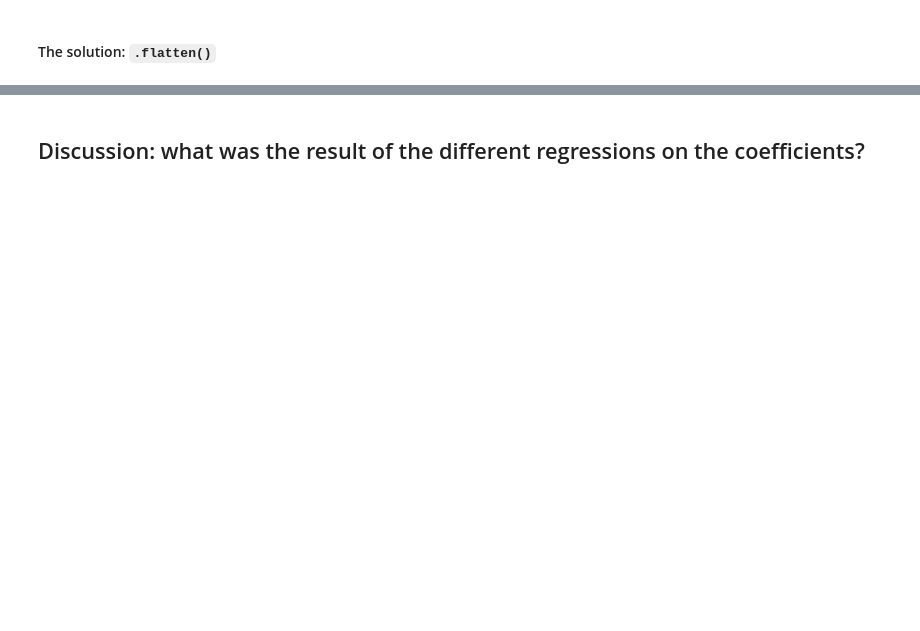
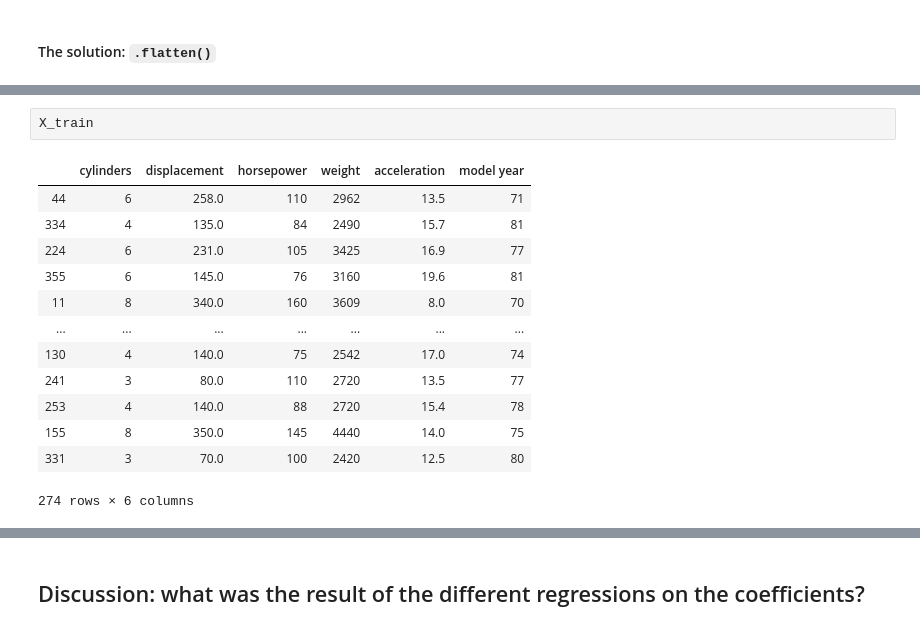
Before and after one commit to jirvingphd/fsds_pt_100719_cohort_notes, a Jupyter notebook: Sect_24_v2.1_Regularization_SG.ipynb, the cells around one changed output, grey strips where cells are left out. Drawn from its saved outputs; the diff is of its cells as text; blank space fills up the shorter version.

```diff
--- a/Sect_24_v2.1_Regularization_SG.ipynb
+++ b/Sect_24_v2.1_Regularization_SG.ipynb
@@ -264,2 +391,18 @@ for model_type,mod in models_to_make.items():
+# %%
+X_train
+# %% [output]
+|  | cylinders | displacement | horsepower | weight | acceleration | model year |
+| 44 | 6 | 258.0 | 110 | 2962 | 13.5 | 71 |
+| 334 | 4 | 135.0 | 84 | 2490 | 15.7 | 81 |
+| 224 | 6 | 231.0 | 105 | 3425 | 16.9 | 77 |
+| 355 | 6 | 145.0 | 76 | 3160 | 19.6 | 81 |
+| 11 | 8 | 340.0 | 160 | 3609 | 8.0 | 70 |
+| ... | ... | ... | ... | ... | ... | ... |
+| 130 | 4 | 140.0 | 75 | 2542 | 17.0 | 74 |
+| 241 | 3 | 80.0 | 110 | 2720 | 13.5 | 77 |
+| 253 | 4 | 140.0 | 88 | 2720 | 15.4 | 78 |
+| 155 | 8 | 350.0 | 145 | 4440 | 14.0 | 75 |
+| 331 | 3 | 70.0 | 100 | 2420 | 12.5 | 80 |
+274 rows × 6 columns
 # %%
 ### Put it all together  into 1 line of code
```
Also changed, not shown: parts of 46 cells of this notebook, 1 other file.
